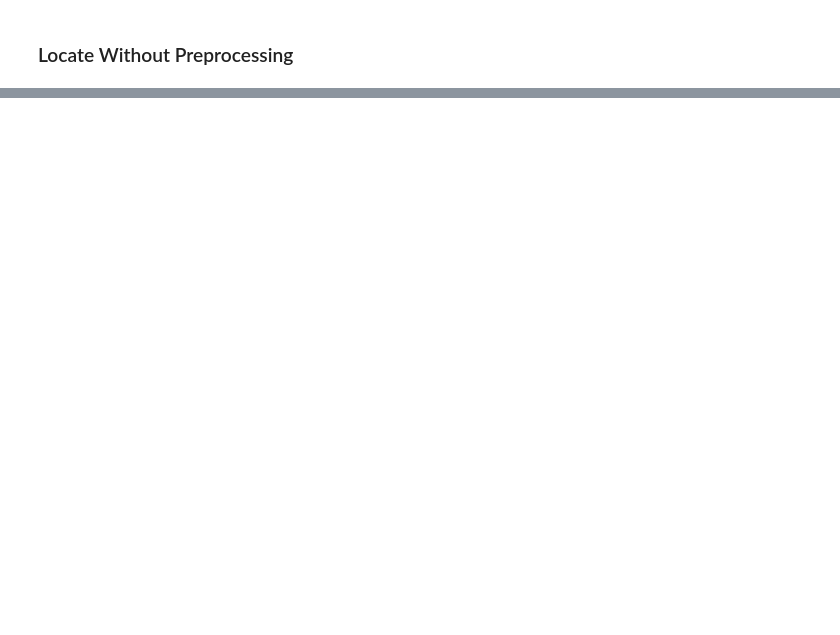
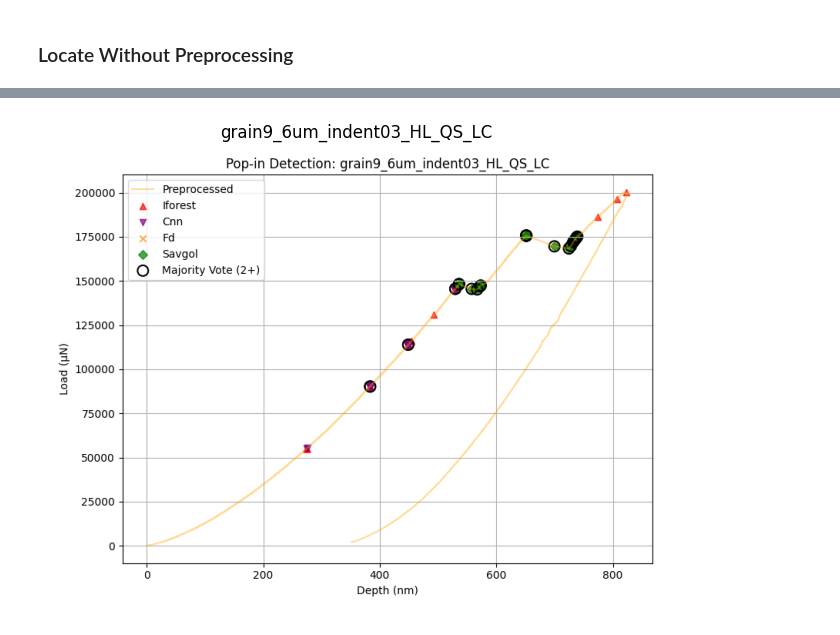
Before and after one commit to SerpRateAI/merrypopins, a Jupyter notebook: tutorials/merrypopins-tutorial.ipynb, the cells around one changed output, grey strips where cells are left out. Cells and saved outputs as stored; diff of their text form; code cells hidden in the pictures; blank space fills up the shorter version.

```diff
--- a/tutorials/merrypopins-tutorial.ipynb
+++ b/tutorials/merrypopins-tutorial.ipynb
@@ -457,0 +462,4 @@ plt.legend(); plt.grid(True); plt.tight_layout(); plt.show()
+# %%
+# Define the text file that will be processed and output directory that will contain the visualization
+text_file = Path("datasets/6microntip_slowloading/grain9_6um_indent03_HL_QS_LC.txt")
+output_dir = Path("outputs/6microntip_slowloading/grain9_6um_indent03_HL_QS_LC")
@@ -457,0 +498,16 @@ plt.legend(); plt.grid(True); plt.tight_layout(); plt.show()
+# %%
+# Load all PNGs from output folder
+image_paths = sorted(output_dir.glob("*.png"))
+
+# Only proceed if there are images
+if image_paths:
+    img = Image.open(image_paths[0])
+    plt.figure(figsize=(12, 6))
+    plt.imshow(img)
+    plt.title(image_paths[0].stem)
+    plt.axis('off')
+    plt.show()
+else:
+    print("No plots found in output folder.")
+# %% [output]
+[figure, added]
```
Also changed, not shown: parts of 15 cells of this notebook, 40 other files.
